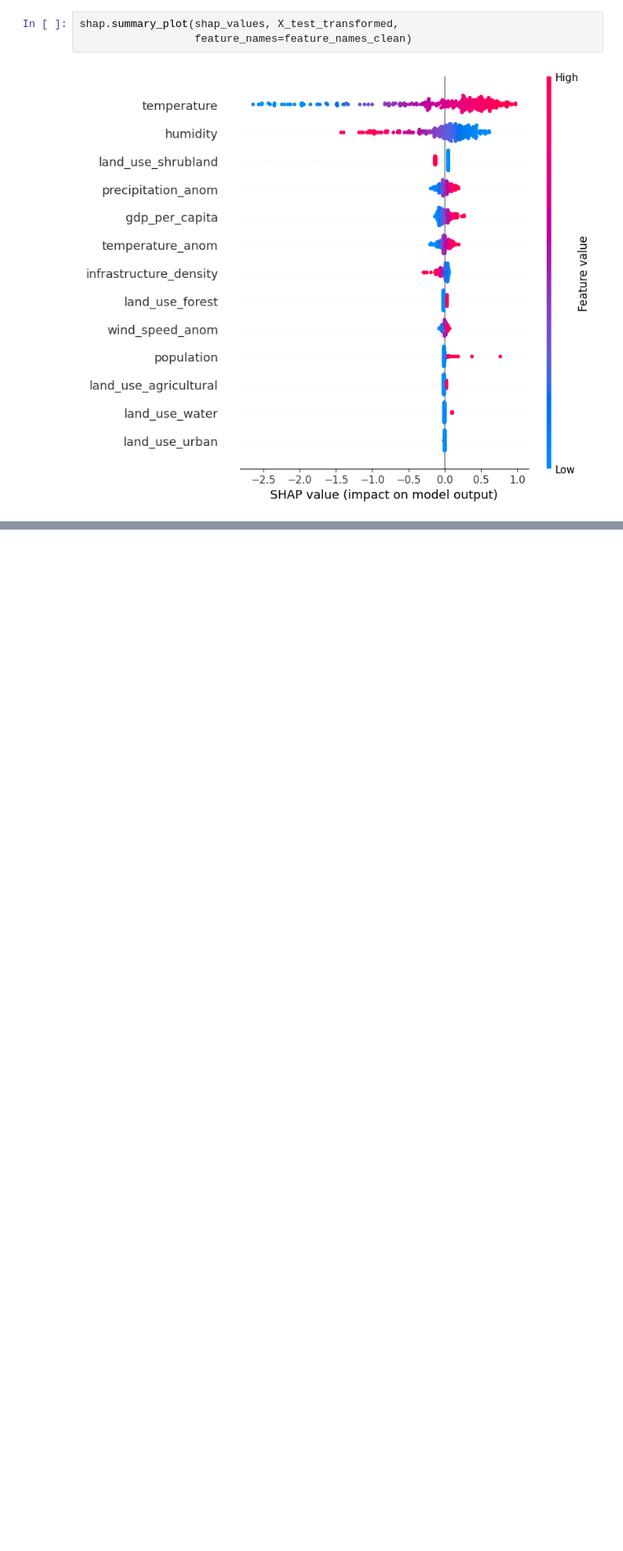
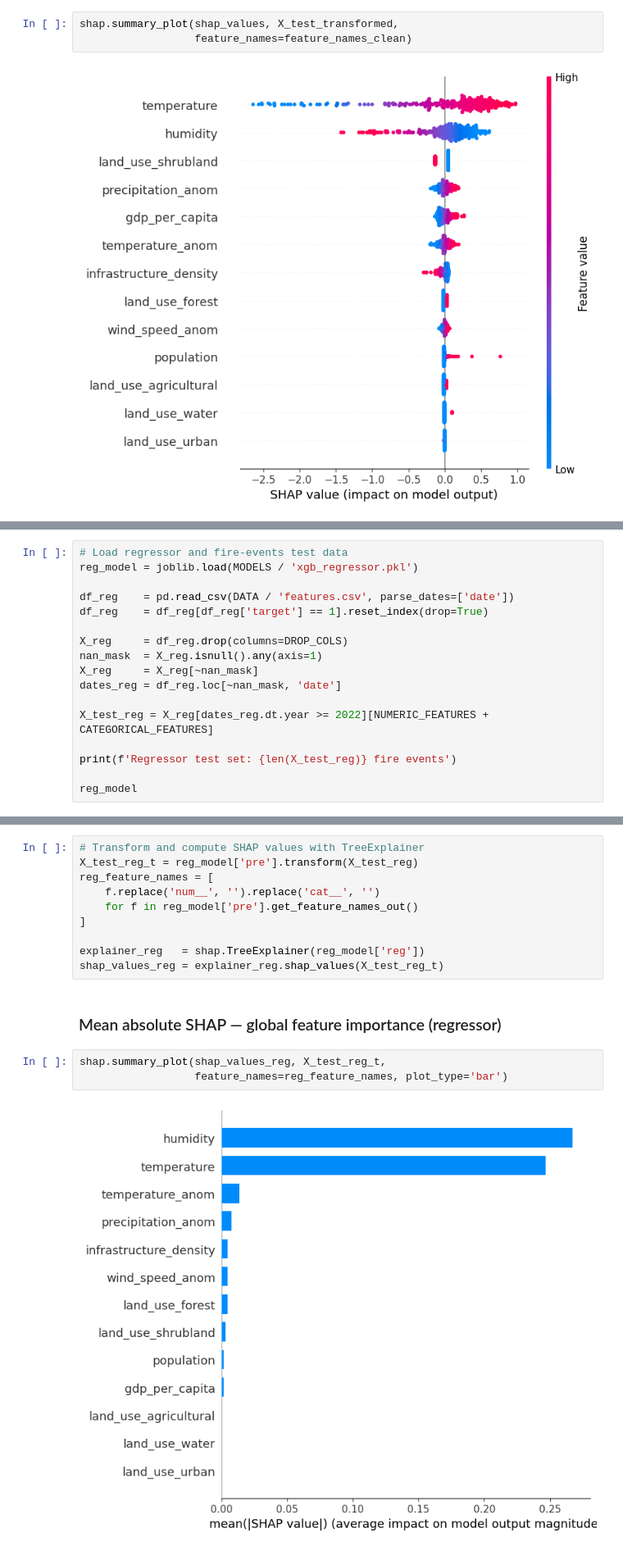
Before and after one commit to tommyocari/levantia_fire_risk, a Jupyter notebook: notebooks/04_shap_analysis.ipynb, the cells around one changed output, grey strips where cells are left out. Shown at 82% size. Drawn from its saved outputs; the diff is of its cells as text; blank space fills up the shorter version.

Commit message:
End of milestone 3: creation of the card of the models and SHAP correlationanalysis for the regressor

```diff
--- a/notebooks/04_shap_analysis.ipynb
+++ b/notebooks/04_shap_analysis.ipynb
@@ -137,0 +144,17 @@ shap.summary_plot(shap_values, X_test_transformed,
+# %%
+# Load regressor and fire-events test data
+reg_model = joblib.load(MODELS / 'xgb_regressor.pkl')
+
+df_reg    = pd.read_csv(DATA / 'features.csv', parse_dates=['date'])
+df_reg    = df_reg[df_reg['target'] == 1].reset_index(drop=True)
+
+X_reg     = df_reg.drop(columns=DROP_COLS)
+nan_mask  = X_reg.isnull().any(axis=1)
+X_reg     = X_reg[~nan_mask]
+dates_reg = df_reg.loc[~nan_mask, 'date']
+
+X_test_reg = X_reg[dates_reg.dt.year >= 2022][NUMERIC_FEATURES + CATEGORICAL_FEATURES]
+
+print(f'Regressor test set: {len(X_test_reg)} fire events')
+
+reg_model
@@ -137,0 +180,17 @@ shap.summary_plot(shap_values, X_test_transformed,
+# %%
+# Transform and compute SHAP values with TreeExplainer
+X_test_reg_t = reg_model['pre'].transform(X_test_reg)
+reg_feature_names = [
+    f.replace('num__', '').replace('cat__', '')
+    for f in reg_model['pre'].get_feature_names_out()
+]
+
+explainer_reg   = shap.TreeExplainer(reg_model['reg'])
+shap_values_reg = explainer_reg.shap_values(X_test_reg_t)
+# %% [markdown]
+### Mean absolute SHAP — global feature importance (regressor)
+# %%
+shap.summary_plot(shap_values_reg, X_test_reg_t,
+                  feature_names=reg_feature_names, plot_type='bar')
+# %% [output]
+[figure, added]
```
Also changed, not shown: parts of 4 cells of this notebook, 1 other file.
